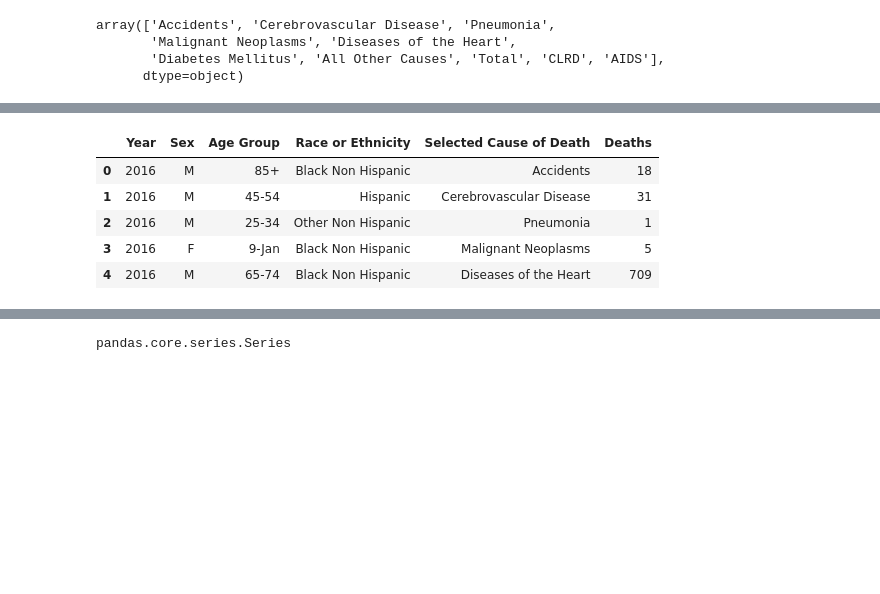
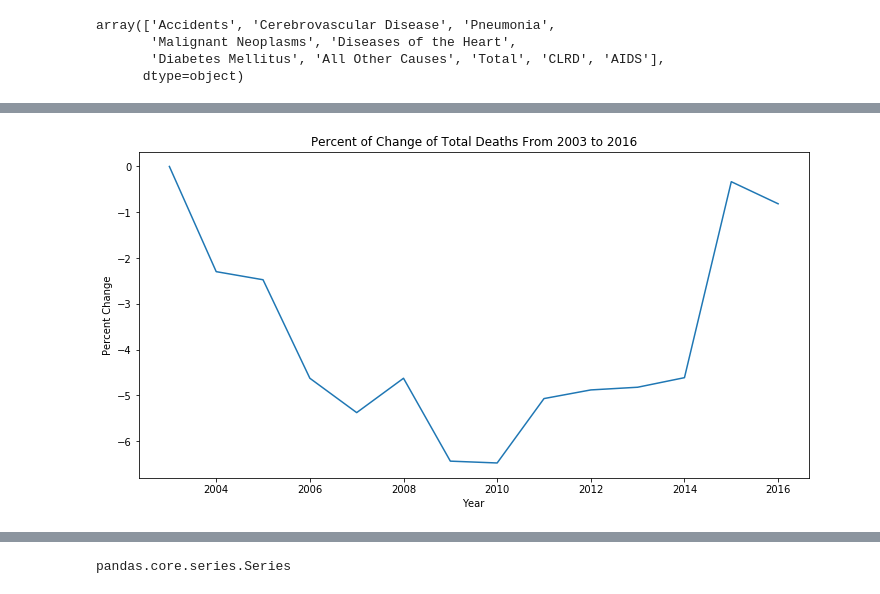
Before and after one commit to daniel-a-r/LAGCC-Data-Structures-Project, a Jupyter notebook: MAC 286 Project.ipynb, the cells around one changed output, grey strips where cells are left out. Saved outputs shown, nothing was run; the diff lists cells and outputs as text; code cells hidden in the pictures; blank space fills up the shorter version.

```diff
--- a/MAC 286 Project.ipynb
+++ b/MAC 286 Project.ipynb
@@ -123,21 +112,19 @@ plt.show()
-# %%
-#creates a new dataframe that isolates 2016 data
-twentysixteen = data[data.Year == 2016]
-
-#different method of isolating data
-#isolates data from 2003
-
-# data.groupby('Year').get_group(2003)
-
-#prints the top of the dataframe
-twentysixteen.head()
-# %% [output]
-|  | Year | Sex | Age Group | Race or Ethnicity | Selected Cause of Death | Deaths |
-| 0 | 2016 | M | 85+ | Black Non Hispanic | Accidents | 18 |
-| 1 | 2016 | M | 45-54 | Hispanic | Cerebrovascular Disease | 31 |
-| 2 | 2016 | M | 25-34 | Other Non Hispanic | Pneumonia | 1 |
-| 3 | 2016 | F | 9-Jan | Black Non Hispanic | Malignant Neoplasms | 5 |
-| 4 | 2016 | M | 65-74 | Black Non Hispanic | Diseases of the Heart | 709 |
+# %%
+plt.figure(figsize=(12,6))
+
+year_deaths = year_deaths.to_list()
+year_deaths_percent_change = []
+
+for x in range(len(year_deaths)):
+    year_deaths_percent_change.append((year_deaths[x] - year_deaths[0]) / year_deaths[0] * 100)
+
+plt.plot(years, year_deaths_percent_change)
+plt.title('Percent of Change of Total Deaths From 2003 to 2016')
+plt.xlabel('Year')
+plt.ylabel('Percent Change')
+plt.show()
+# %% [output]
+[figure, added]
 # %%
 #sums the number of deaths and groups them by race or ethnicity
 data.groupby('Race or Ethnicity')['Deaths'].sum()
```
Also changed, not shown: parts of 24 cells of this notebook.
